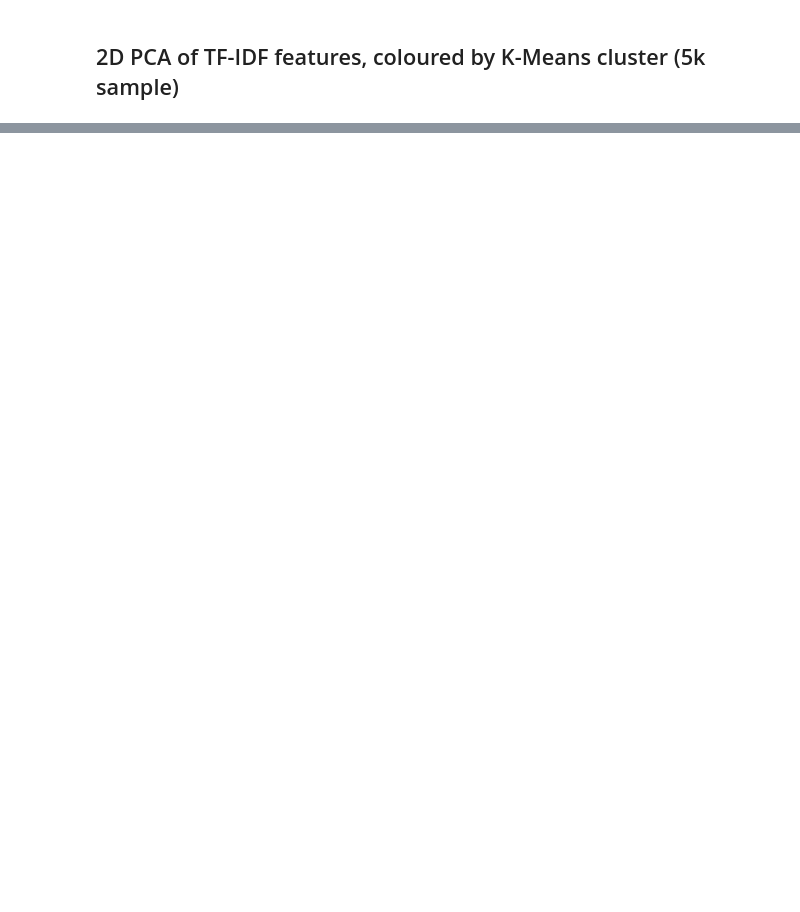
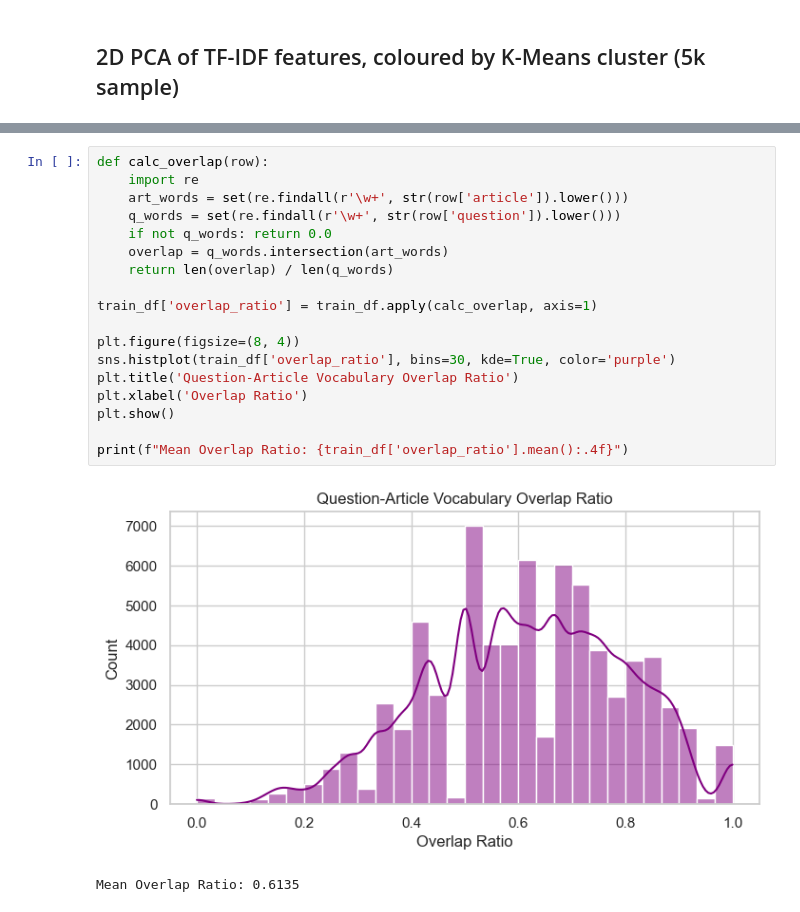
Before and after one commit to Hadeeed147/race-rc-project, a Jupyter notebook: notebooks/EDA.ipynb, the cells around one changed output, grey strips where cells are left out. Drawn from its saved outputs; the diff is of its cells as text; blank space fills up the shorter version.

```diff
--- a/notebooks/EDA.ipynb
+++ b/notebooks/EDA.ipynb
@@ -254,0 +332,21 @@ plt.show()
+# %%
+def calc_overlap(row):
+    import re
+    art_words = set(re.findall(r'\w+', str(row['article']).lower()))
+    q_words = set(re.findall(r'\w+', str(row['question']).lower()))
+    if not q_words: return 0.0
+    overlap = q_words.intersection(art_words)
+    return len(overlap) / len(q_words)
+
+train_df['overlap_ratio'] = train_df.apply(calc_overlap, axis=1)
+
+plt.figure(figsize=(8, 4))
+sns.histplot(train_df['overlap_ratio'], bins=30, kde=True, color='purple')
+plt.title('Question-Article Vocabulary Overlap Ratio')
+plt.xlabel('Overlap Ratio')
+plt.show()
+
+print(f"Mean Overlap Ratio: {train_df['overlap_ratio'].mean():.4f}")
+# %% [output]
+[figure, added]
+Mean Overlap Ratio: 0.6135
```
Also changed, not shown: parts of 14 cells of this notebook, 33 other files.
